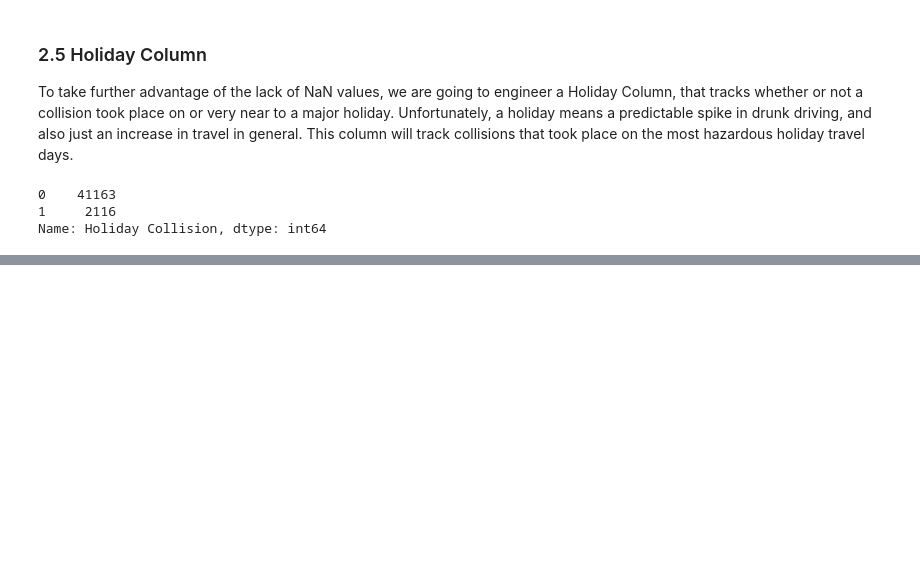
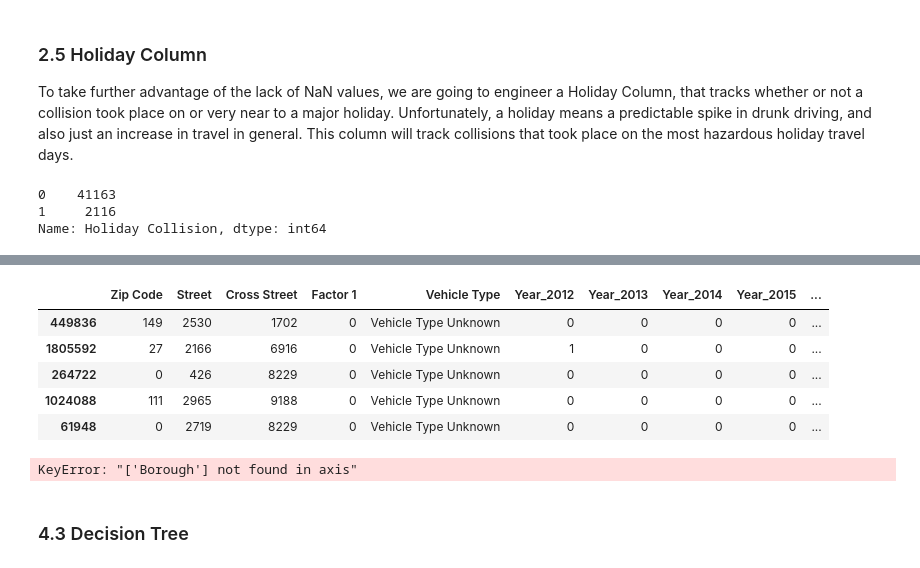
Before and after one commit to AidanStack/Cycling_Classification_Project, a Jupyter notebook: Aidan/Aidan's Notebook.ipynb, the cells around one changed output, grey strips where cells are left out. Drawn from its saved outputs; the diff is of its cells as text; code cells hidden in the pictures; blank space fills up the shorter version.

```diff
--- a/Aidan/Aidan's Notebook.ipynb
+++ b/Aidan/Aidan's Notebook.ipynb
@@ -395,0 +764,19 @@ X_train, X_hold, y_train, y_hold = train_test_split(X, y, random_state=6, test_s
+# %%
+X_train.head()
+# %% [output]
+|  | Zip Code | Street | Cross Street | Factor 1 | Vehicle Type | Year_2012 | Year_2013 | Year_2014 | Year_2015 | ... |
+| 449836 | 149 | 2530 | 1702 | 0 | Vehicle Type Unknown | 0 | 0 | 0 | 0 | ... |
+| 1805592 | 27 | 2166 | 6916 | 0 | Vehicle Type Unknown | 1 | 0 | 0 | 0 | ... |
+| 264722 | 0 | 426 | 8229 | 0 | Vehicle Type Unknown | 0 | 0 | 0 | 0 | ... |
+| 1024088 | 111 | 2965 | 9188 | 0 | Vehicle Type Unknown | 0 | 0 | 0 | 0 | ... |
+| 61948 | 0 | 2719 | 8229 | 0 | Vehicle Type Unknown | 0 | 0 | 0 | 0 | ... |
+# %%
+X_train_logreg = X_train.drop(['Vehicle Type', 'Factor 1', 'Cross Street', 'Street', 'Zip Code', 'Borough'], axis=1)
+
+clf_2 = LogisticRegression(random_state=seed)
+clf_2.fit(X_train_logreg, y_train)
+plot_confusion_matrix(clf_2, X_train_logreg, y_train)
+# %% [output]
+KeyError: "['Borough'] not found in axis"
+# %% [markdown]
+### 4.3 Decision Tree
```
Also changed, not shown: parts of 53 cells of this notebook.
